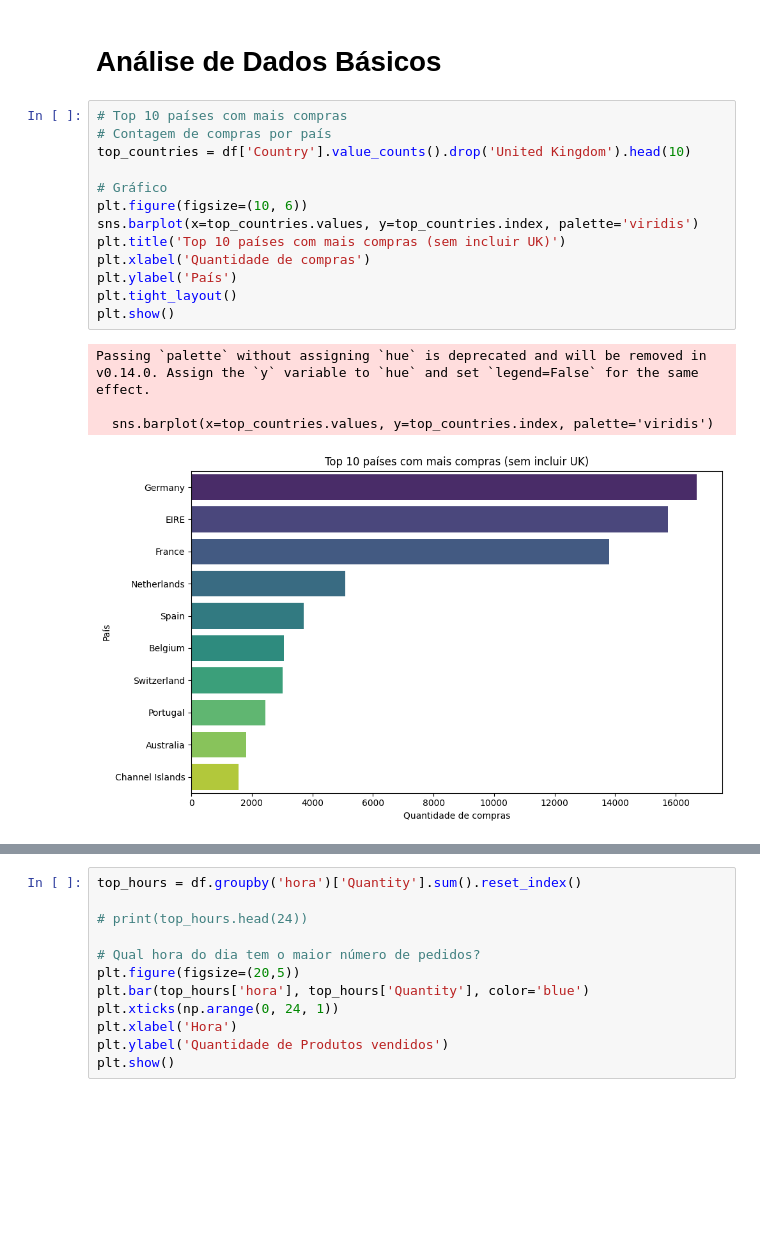
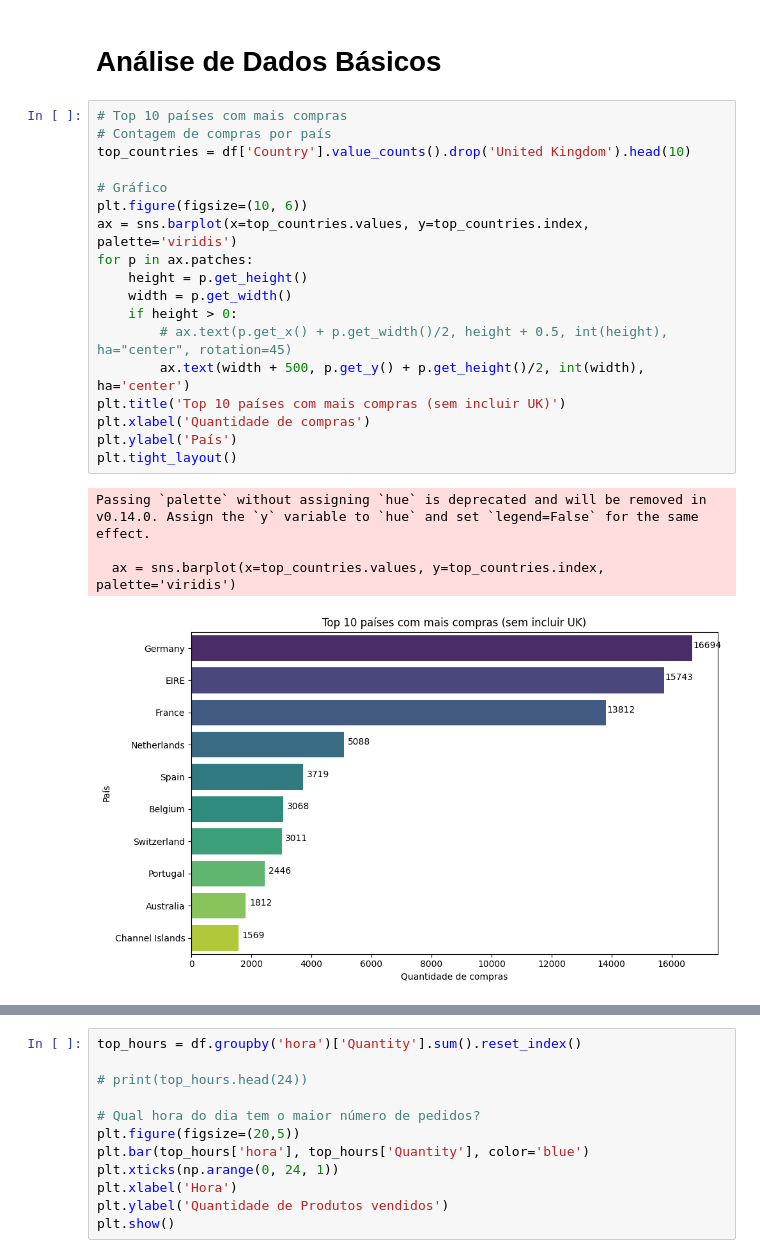
Before and after one commit to nickmorche/online_retail_data_analysis, a Jupyter notebook: data_analysis.ipynb, the cells around one changed output, grey strips where cells are left out. Drawn from its saved outputs; the diff is of its cells as text; blank space fills up the shorter version.

```diff
--- a/data_analysis.ipynb
+++ b/data_analysis.ipynb
@@ -189,18 +189,23 @@ df['semana_mes'] = df['InvoiceDate'].dt.isocalendar().week
 # %%
 # Top 10 países com mais compras
 # Contagem de compras por país
 top_countries = df['Country'].value_counts().drop('United Kingdom').head(10)
 
 # Gráfico
 plt.figure(figsize=(10, 6))
-sns.barplot(x=top_countries.values, y=top_countries.index, palette='viridis')
+ax = sns.barplot(x=top_countries.values, y=top_countries.index, palette='viridis')
+for p in ax.patches:
+    height = p.get_height()
+    width = p.get_width()
+    if height > 0:
+        # ax.text(p.get_x() + p.get_width()/2, height + 0.5, int(height), ha="center", rotation=45)
+        ax.text(width + 500, p.get_y() + p.get_height()/2, int(width), ha='center')
 plt.title('Top 10 países com mais compras (sem incluir UK)')
 plt.xlabel('Quantidade de compras')
 plt.ylabel('País')
 plt.tight_layout()
-plt.show()
 # %% [output]
 Passing `palette` without assigning `hue` is deprecated and will be removed in v0.14.0. Assign the `y` variable to `hue` and set `legend=False` for the same effect.
 
-  sns.barplot(x=top_countries.values, y=top_countries.index, palette='viridis')
+  ax = sns.barplot(x=top_countries.values, y=top_countries.index, palette='viridis')
-[figure, old version]
+[figure, new version]
```
Also changed, not shown: parts of 12 cells of this notebook.
